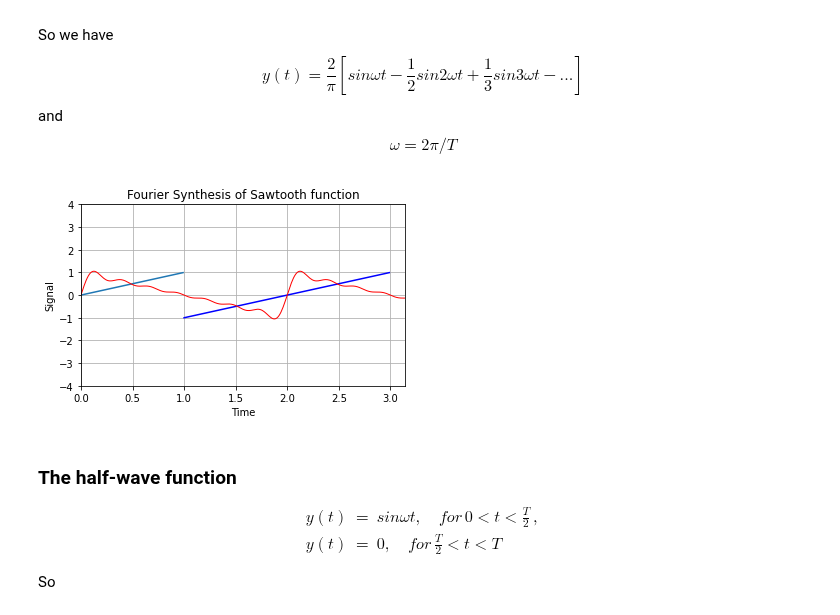
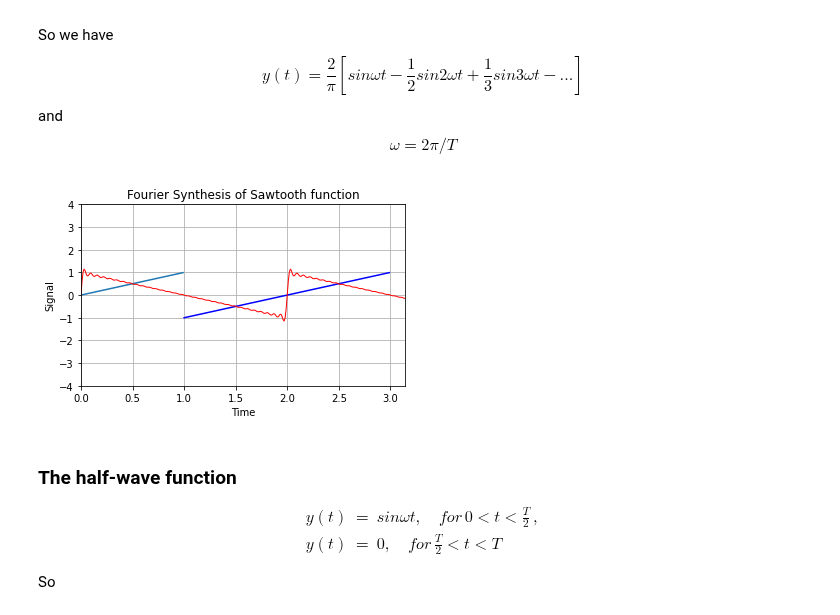
Before and after one commit to asmohov/computational-physics-class-404-604-Spring-2022, a Jupyter notebook: Lect13-pre.ipynb, the cells around one changed output. Saved outputs shown, nothing was run; the diff lists cells and outputs as text; code cells hidden in the pictures.

```diff
--- a/Lect13-pre.ipynb
+++ b/Lect13-pre.ipynb
@@ -272,7 +272,7 @@ import matplotlib.pyplot as plt
 from matplotlib.widgets import Slider
 from pylab import *
 
-M = 8
+M = 32
 T = 2.                                                    # Period
 
 fig, ax = plt.subplots()
@@ -283,34 +283,34 @@ t2 = t[100:300]
 f1 = t1
 f2 = t2-T
 s = 0
 plot(t1,f1)
 plot(t2,f2,color='b')
 
 def Four(M,T,t):         # M = number waves, T = period, t = time
     sumy = 0
     om = 2.*pi/T                                    # Omega = 2pi/T
     fac = 1
     for m in range(1,M):
         fac =  1/m  # finish this line, try different numwaves at the top
         sumy += fac* sin(m*om*t)
     sumy = (2.0/pi)*sumy                           # Common factor
     return sumy
 
 s = Four(M,T,t)                                    # Initial plot
 l, = plt.plot(t,s, lw=1, color='red')
 plt.axis([0, pi, -4.0, 4.0])             # minx, maxx, miny, maxy
 
 xlabel('Time')
 ylabel('Signal')
 title('Fourier Synthesis of Sawtooth function')
 grid(True)
 
 
 
 
 plt.show()
 # %% [output]
-[figure, old version]
+[figure, new version]
 # %% [markdown]
 ### The half-wave function
 
```
Also changed, not shown: parts of 1 cell of this notebook, 4 other files.
